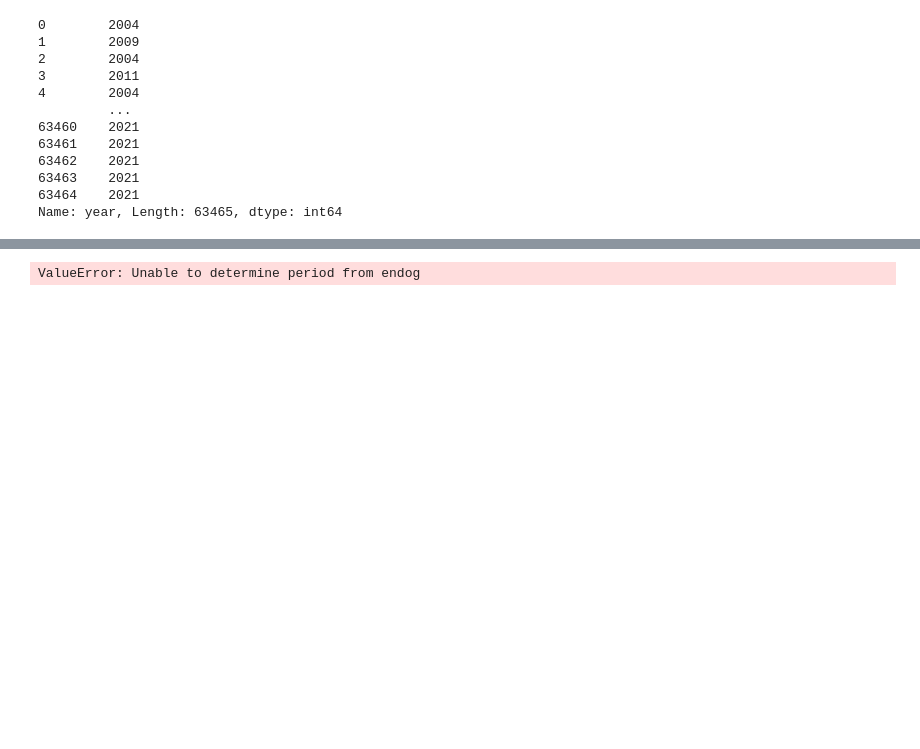
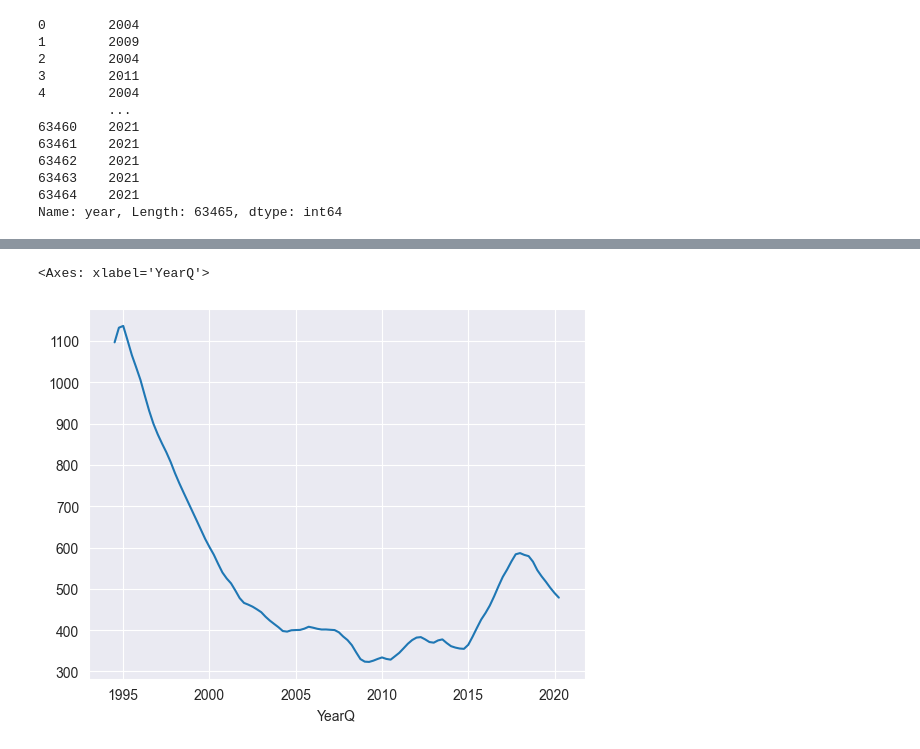
Before and after one commit to MarcusO17/NCVS2022Analysis, a Jupyter notebook: TimeSeriesAnalysis.ipynb, the cells around one changed output, grey strips where cells are left out. Saved outputs shown, nothing was run; the diff lists cells and outputs as text; code cells hidden in the pictures; blank space fills up the shorter version.

```diff
--- a/TimeSeriesAnalysis.ipynb
+++ b/TimeSeriesAnalysis.ipynb
@@ -103,0 +148,3 @@ sns.countplot(x=df['quarter'].sort_values())
+# %%
+time_df = time_df.set_index(['YearQ'])
+time_df
@@ -104,11 +166,13 @@ sns.countplot(x=df['quarter'].sort_values())
 # %%
-from statsmodels.tsa.seasonal import STL
+from statsmodels.tsa.seasonal import seasonal_decompose
 
 # Perform time series decomposition
-decomposition = STL(time_df['rolling_avg'], seasonal=12)
-result = decomposition.fit()
+result=seasonal_decompose(time_df['count'], model='multiplicable', period=12)
 trend = result.trend
 seasonal = result.seasonal
 residual = result.resid
-# %% [output]
-ValueError: Unable to determine period from endog
+# %%
+result.trend.plot()
+# %% [output]
+<Axes: xlabel='YearQ'>
+[figure, added]
```
Also changed, not shown: parts of 21 cells of this notebook.
